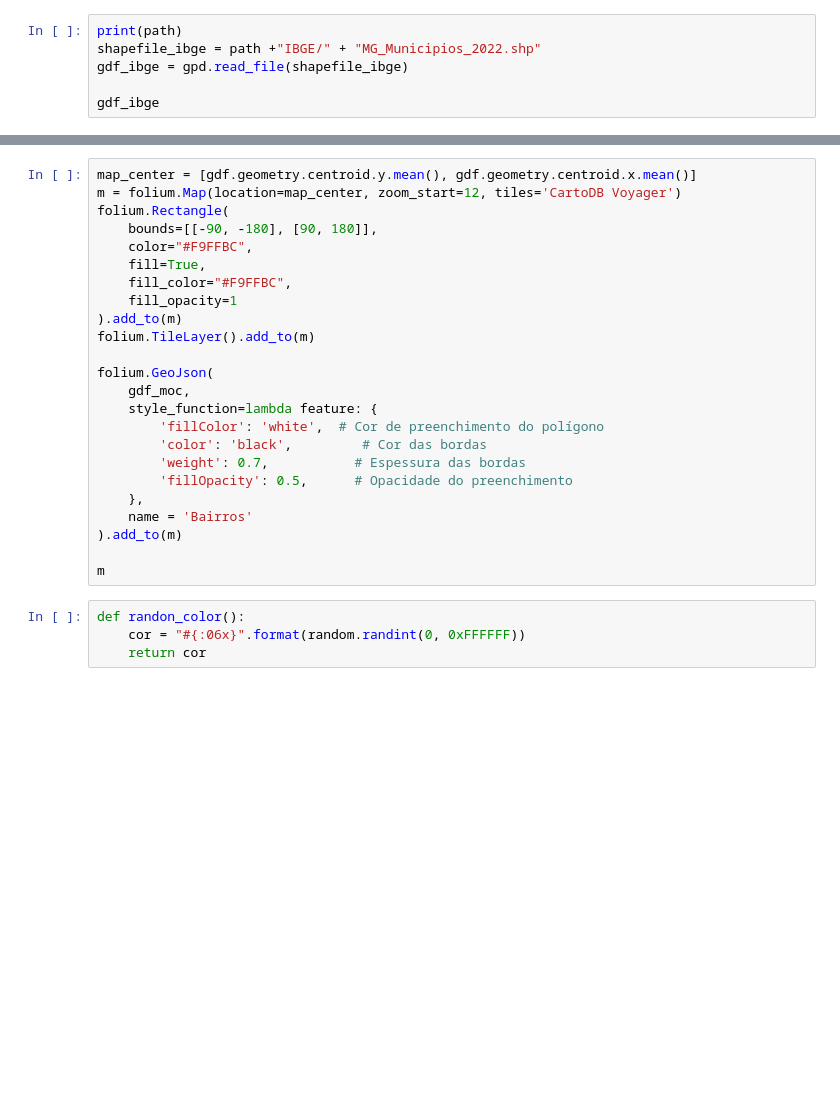
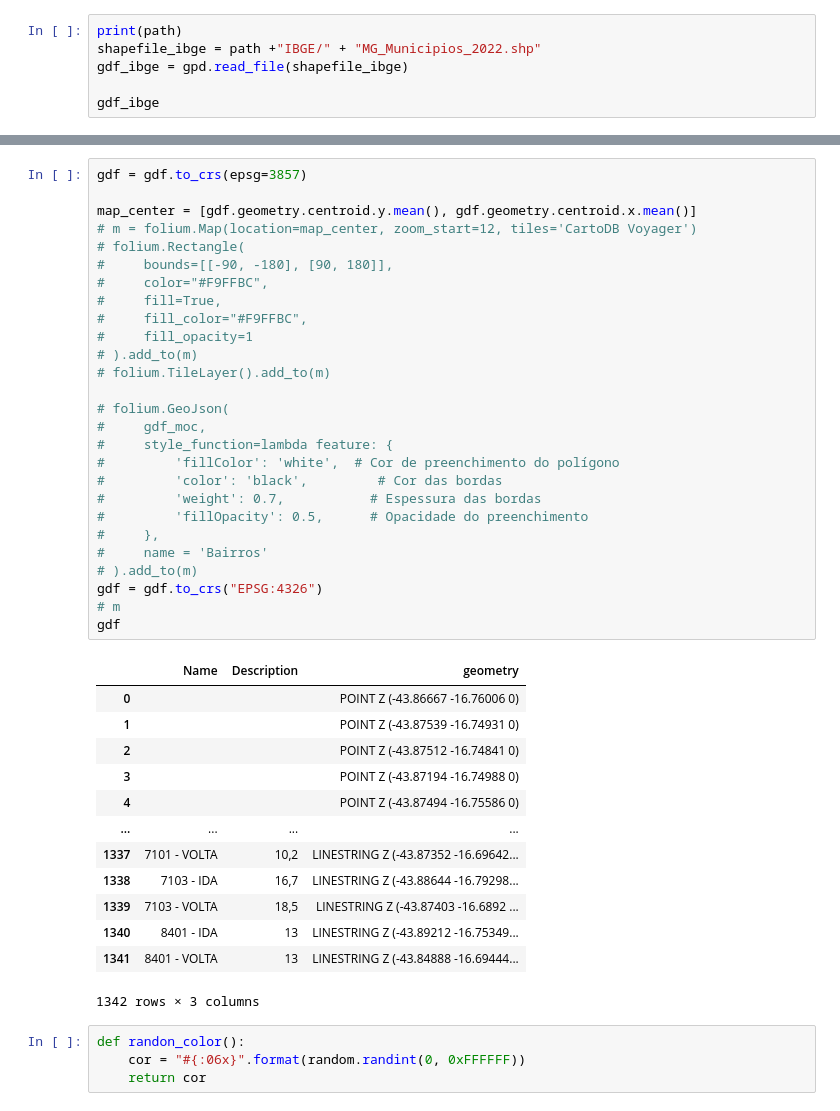
Before and after one commit to YagoMaia/quali_bus, a Jupyter notebook: app/Linhas.ipynb, the cells around one changed output, grey strips where cells are left out. Drawn from its saved outputs; the diff is of its cells as text; blank space fills up the shorter version.

```diff
--- a/app/Linhas.ipynb
+++ b/app/Linhas.ipynb
@@ -49,27 +128,44 @@ gdf_ibge
 # %%
+gdf = gdf.to_crs(epsg=3857)
+
 map_center = [gdf.geometry.centroid.y.mean(), gdf.geometry.centroid.x.mean()]
-m = folium.Map(location=map_center, zoom_start=12, tiles='CartoDB Voyager')
-folium.Rectangle(
-    bounds=[[-90, -180], [90, 180]],
-    color="#F9FFBC",
-    fill=True,
-    fill_color="#F9FFBC",
-    fill_opacity=1
-).add_to(m)
-folium.TileLayer().add_to(m)
+# m = folium.Map(location=map_center, zoom_start=12, tiles='CartoDB Voyager')
+# folium.Rectangle(
+#     bounds=[[-90, -180], [90, 180]],
+#     color="#F9FFBC",
+#     fill=True,
+#     fill_color="#F9FFBC",
+#     fill_opacity=1
+# ).add_to(m)
+# folium.TileLayer().add_to(m)
 
-folium.GeoJson(
-    gdf_moc,
-    style_function=lambda feature: {
-        'fillColor': 'white',  # Cor de preenchimento do polígono
-        'color': 'black',         # Cor das bordas
-        'weight': 0.7,           # Espessura das bordas
-        'fillOpacity': 0.5,      # Opacidade do preenchimento
-    },
-    name = 'Bairros'
-).add_to(m)
-
-m
+# folium.GeoJson(
+#     gdf_moc,
+#     style_function=lambda feature: {
+#         'fillColor': 'white',  # Cor de preenchimento do polígono
+#         'color': 'black',         # Cor das bordas
+#         'weight': 0.7,           # Espessura das bordas
+#         'fillOpacity': 0.5,      # Opacidade do preenchimento
+#     },
+#     name = 'Bairros'
+# ).add_to(m)
+gdf = gdf.to_crs("EPSG:4326")
+# m
+gdf
+# %% [output]
+|  | Name | Description | geometry |
+| 0 |  |  | POINT Z (-43.86667 -16.76006 0) |
+| 1 |  |  | POINT Z (-43.87539 -16.74931 0) |
+| 2 |  |  | POINT Z (-43.87512 -16.74841 0) |
+| 3 |  |  | POINT Z (-43.87194 -16.74988 0) |
+| 4 |  |  | POINT Z (-43.87494 -16.75586 0) |
+| ... | ... | ... | ... |
+| 1337 | 7101 - VOLTA | 10,2 | LINESTRING Z (-43.87352 -16.69642... |
+| 1338 | 7103 - IDA | 16,7 | LINESTRING Z (-43.88644 -16.79298... |
+| 1339 | 7103 - VOLTA | 18,5 | LINESTRING Z (-43.87403 -16.6892 ... |
+| 1340 | 8401 - IDA | 13 | LINESTRING Z (-43.89212 -16.75349... |
+| 1341 | 8401 - VOLTA | 13 | LINESTRING Z (-43.84888 -16.69444... |
+1342 rows × 3 columns
 # %%
 def randon_color():
     cor = "#{:06x}".format(random.randint(0, 0xFFFFFF))
```
Also changed, not shown: parts of 5 cells of this notebook, 58 other files.
